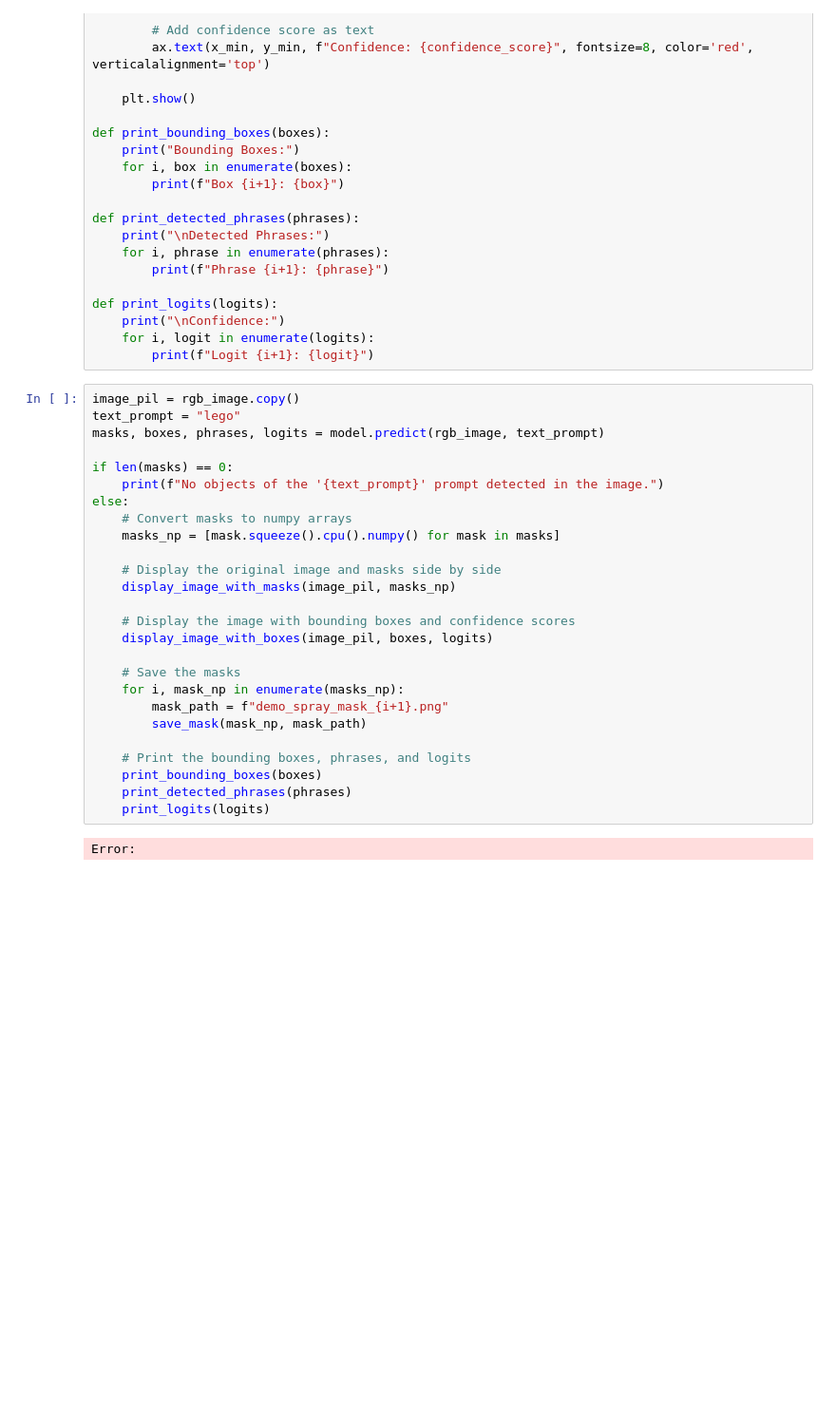
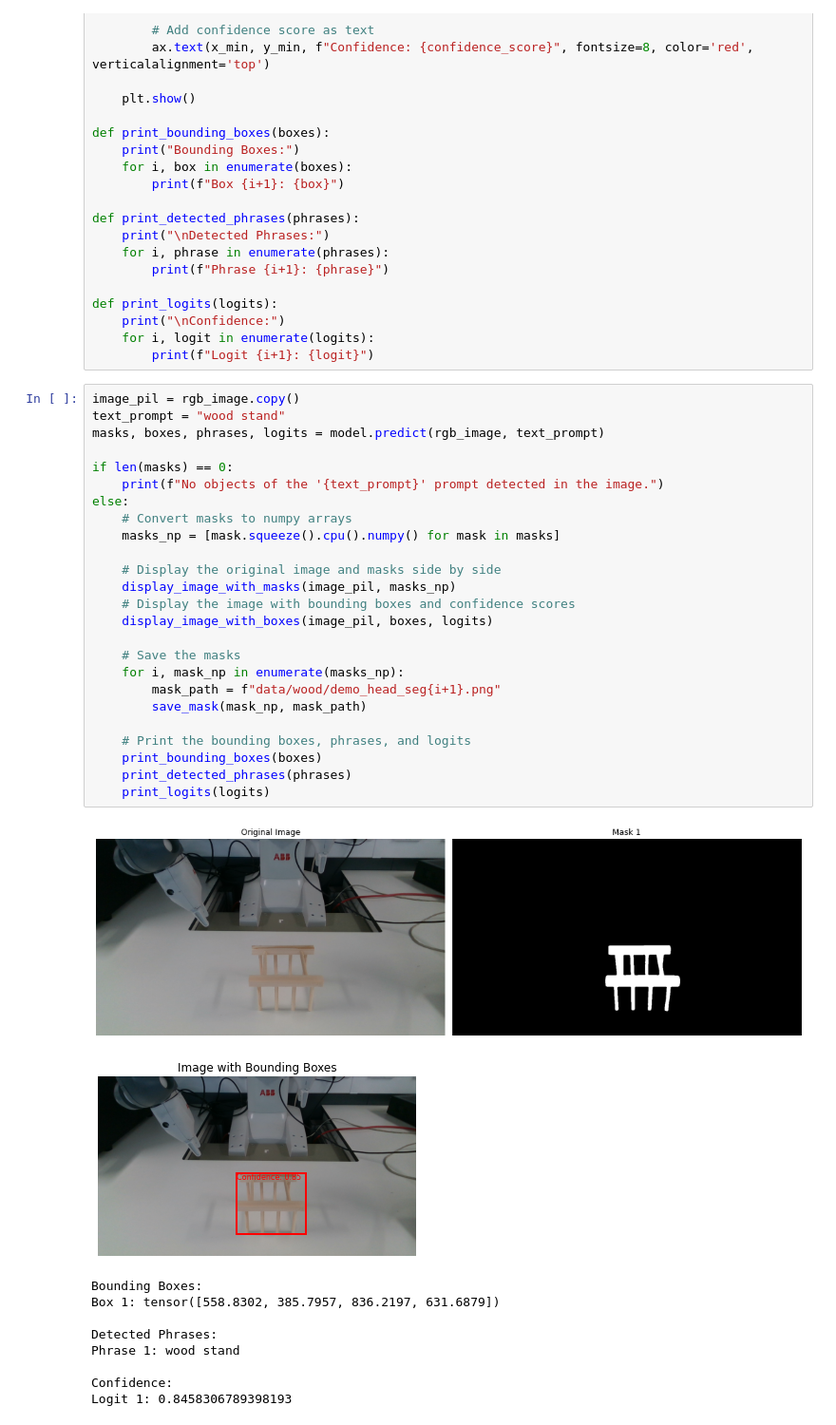
Before and after one commit to yw14218/yumi_oneshot, a Jupyter notebook: collect_image.ipynb, the cells around one changed output. Shown at 95% size. Saved outputs shown, nothing was run; the diff lists cells and outputs as text; blank space fills up the shorter version.

```diff
--- a/collect_image.ipynb
+++ b/collect_image.ipynb
@@ -89,29 +116,37 @@ def print_logits(logits):
         print(f"Logit {i+1}: {logit}")
 # %%
 image_pil = rgb_image.copy()
-text_prompt = "lego"
+text_prompt = "wood stand"
 masks, boxes, phrases, logits = model.predict(rgb_image, text_prompt)
 
 if len(masks) == 0:
     print(f"No objects of the '{text_prompt}' prompt detected in the image.")
 else:
     # Convert masks to numpy arrays
     masks_np = [mask.squeeze().cpu().numpy() for mask in masks]
 
     # Display the original image and masks side by side
     display_image_with_masks(image_pil, masks_np)
-
     # Display the image with bounding boxes and confidence scores
     display_image_with_boxes(image_pil, boxes, logits)
 
     # Save the masks
     for i, mask_np in enumerate(masks_np):
-        mask_path = f"demo_spray_mask_{i+1}.png"
+        mask_path = f"data/wood/demo_head_seg{i+1}.png"
         save_mask(mask_np, mask_path)
 
     # Print the bounding boxes, phrases, and logits
     print_bounding_boxes(boxes)
     print_detected_phrases(phrases)
     print_logits(logits)
 # %% [output]
+[figure, added]
+[figure, added]
-Error:
+Bounding Boxes:
+Box 1: tensor([558.8302, 385.7957, 836.2197, 631.6879])
+
+Detected Phrases:
+Phrase 1: wood stand
+
+Confidence:
+Logit 1: 0.8458306789398193
```
Also changed, not shown: parts of 10 cells of this notebook, 32 other files.
